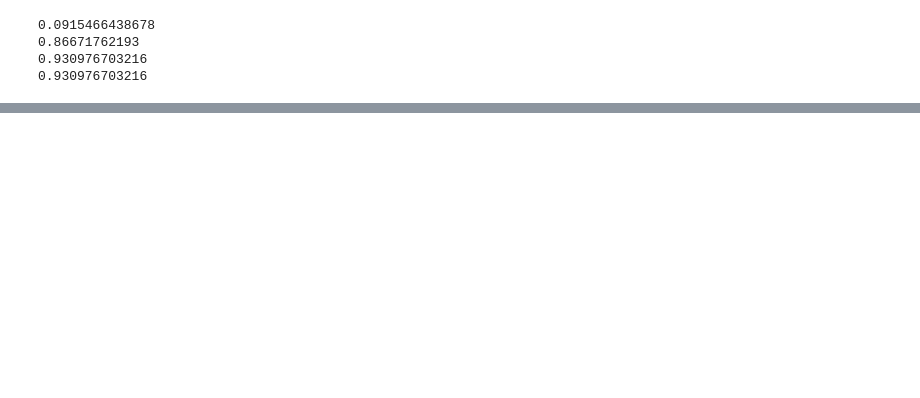
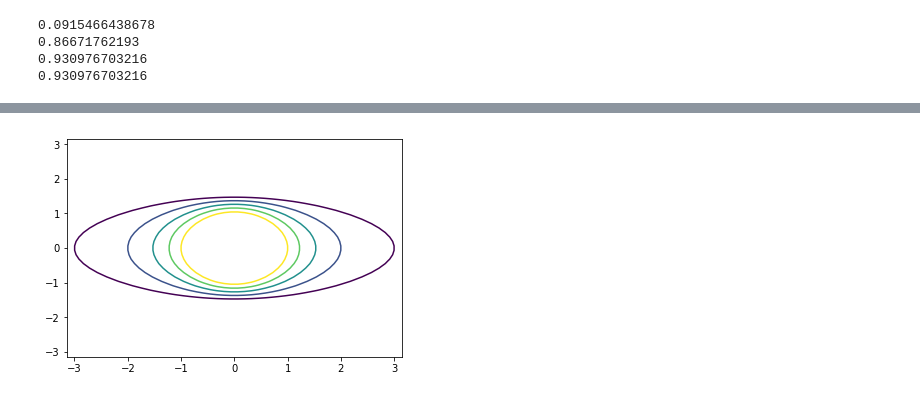
Before and after one commit to madmansn0w/Machine-Learning, a Jupyter notebook: ISL Python/ISL chapter 2.ipynb, the cells around one changed output, grey strips where cells are left out. Drawn from its saved outputs; the diff is of its cells as text; code cells hidden in the pictures; blank space fills up the shorter version.

```diff
--- a/ISL Python/ISL chapter 2.ipynb
+++ b/ISL Python/ISL chapter 2.ipynb
@@ -100,0 +148,5 @@ print x
+# %%
+plt.contour(x, y, f, levels=[.1, .2, .3, .4, .5])
+plt.show()
+# %% [output]
+[figure, added]
```
Also changed, not shown: parts of 25 cells of this notebook, 12 other files.
